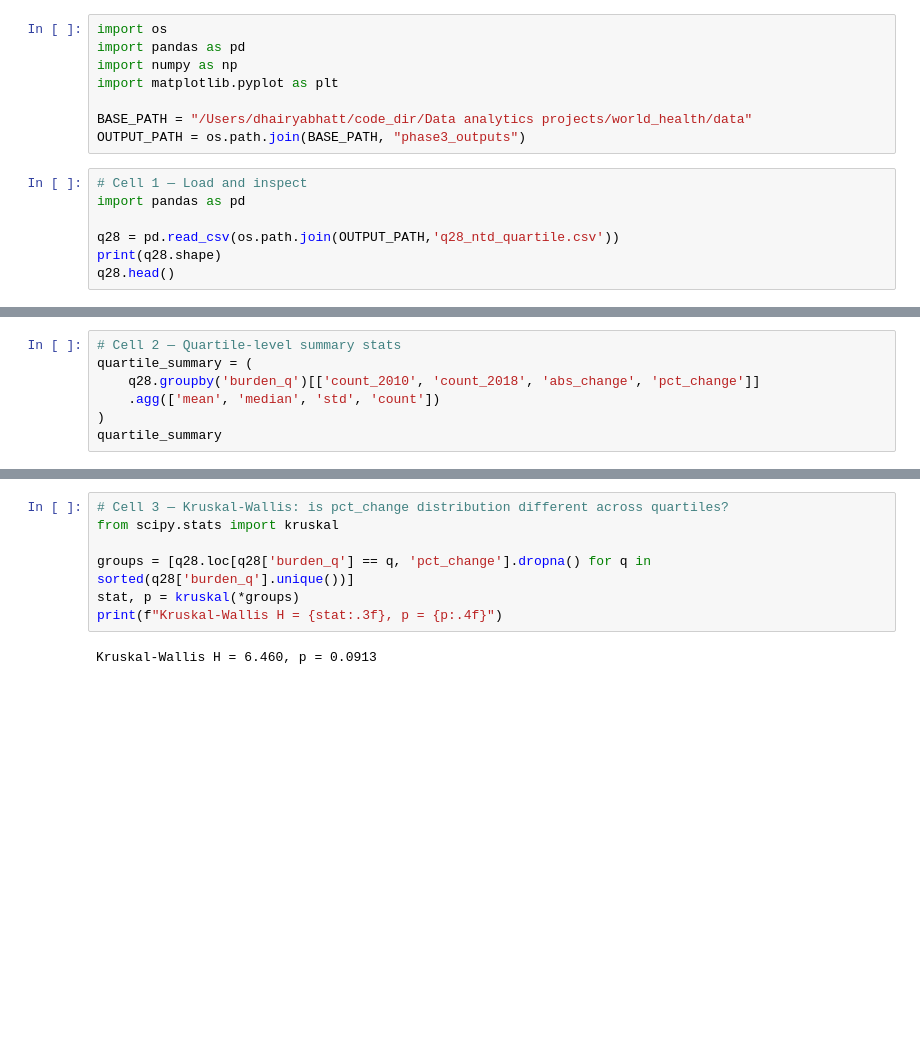
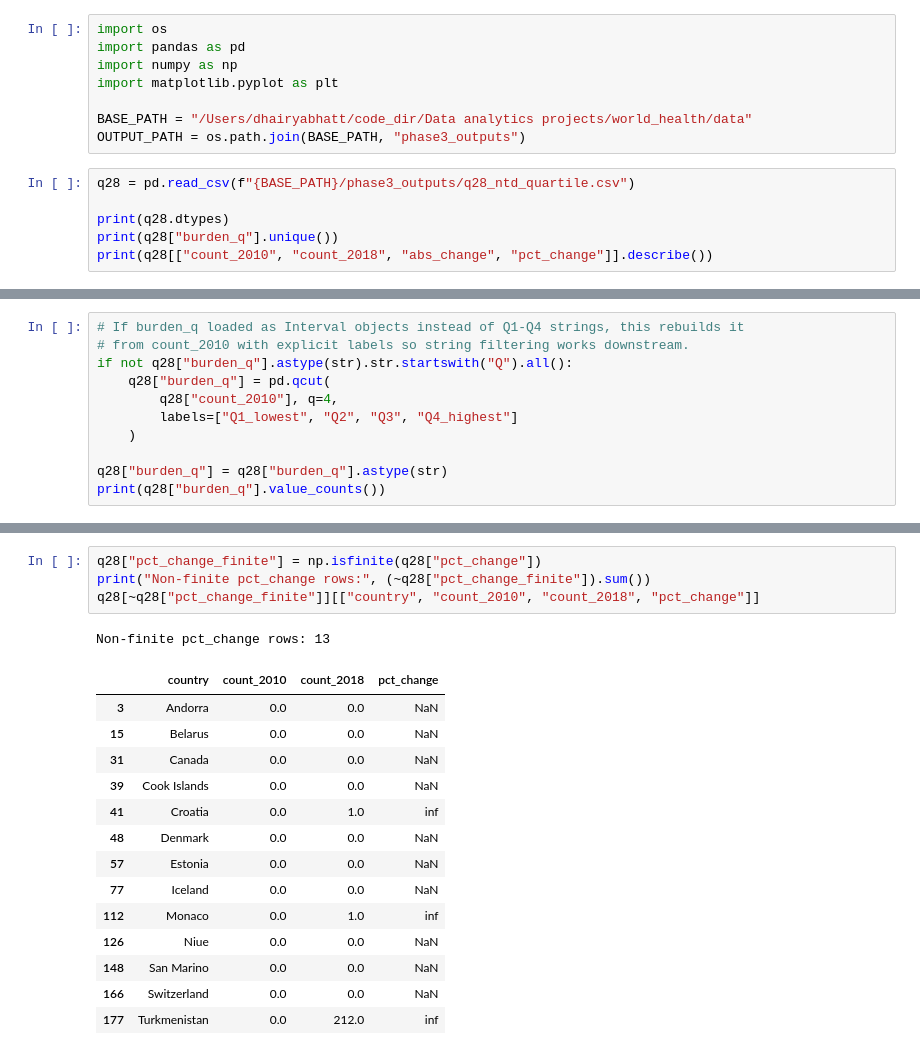
Before and after one commit to shadow492/World_Health, a Jupyter notebook: notebooks/Q28.ipynb, the cells around one changed output, grey strips where cells are left out. Drawn from its saved outputs; the diff is of its cells as text; blank space fills up the shorter version.

```diff
--- a/notebooks/Q28.ipynb
+++ b/notebooks/Q28.ipynb
@@ -14,10 +7,9 @@ import matplotlib.pyplot as plt
 BASE_PATH = "/Users/dhairyabhatt/code_dir/Data analytics projects/world_health/data"
 OUTPUT_PATH = os.path.join(BASE_PATH, "phase3_outputs")
 # %%
-# Cell 1 — Load and inspect
-import pandas as pd
+q28 = pd.read_csv(f"{BASE_PATH}/phase3_outputs/q28_ntd_quartile.csv")
 
-q28 = pd.read_csv(os.path.join(OUTPUT_PATH,'q28_ntd_quartile.csv'))
-print(q28.shape)
-q28.head()
+print(q28.dtypes)
+print(q28["burden_q"].unique())
+print(q28[["count_2010", "count_2018", "abs_change", "pct_change"]].describe())
 # %% [output]
@@ -31,8 +35,12 @@ q28.head()
 # %%
-# Cell 2 — Quartile-level summary stats
-quartile_summary = (
-    q28.groupby('burden_q')[['count_2010', 'count_2018', 'abs_change', 'pct_change']]
-    .agg(['mean', 'median', 'std', 'count'])
-)
-quartile_summary
+# If burden_q loaded as Interval objects instead of Q1-Q4 strings, this rebuilds it
+# from count_2010 with explicit labels so string filtering works downstream.
+if not q28["burden_q"].astype(str).str.startswith("Q").all():
+    q28["burden_q"] = pd.qcut(
+        q28["count_2010"], q=4,
+        labels=["Q1_lowest", "Q2", "Q3", "Q4_highest"]
+    )
+
+q28["burden_q"] = q28["burden_q"].astype(str)
+print(q28["burden_q"].value_counts())
 # %% [output]
@@ -46,10 +53,21 @@ quartile_summary
 # %%
-# Cell 3 — Kruskal-Wallis: is pct_change distribution different across quartiles?
-from scipy.stats import kruskal
-
-groups = [q28.loc[q28['burden_q'] == q, 'pct_change'].dropna() for q in sorted(q28['burden_q'].unique())]
-stat, p = kruskal(*groups)
-print(f"Kruskal-Wallis H = {stat:.3f}, p = {p:.4f}")
+q28["pct_change_finite"] = np.isfinite(q28["pct_change"])
+print("Non-finite pct_change rows:", (~q28["pct_change_finite"]).sum())
+q28[~q28["pct_change_finite"]][["country", "count_2010", "count_2018", "pct_change"]]
 # %% [output]
-Kruskal-Wallis H = 6.460, p = 0.0913
+Non-finite pct_change rows: 13
+|  | country | count_2010 | count_2018 | pct_change |
+| 3 | Andorra | 0.0 | 0.0 | NaN |
+| 15 | Belarus | 0.0 | 0.0 | NaN |
+| 31 | Canada | 0.0 | 0.0 | NaN |
+| 39 | Cook Islands | 0.0 | 0.0 | NaN |
+| 41 | Croatia | 0.0 | 1.0 | inf |
+| 48 | Denmark | 0.0 | 0.0 | NaN |
+| 57 | Estonia | 0.0 | 0.0 | NaN |
+| 77 | Iceland | 0.0 | 0.0 | NaN |
+| 112 | Monaco | 0.0 | 1.0 | inf |
+| 126 | Niue | 0.0 | 0.0 | NaN |
+| 148 | San Marino | 0.0 | 0.0 | NaN |
+| 166 | Switzerland | 0.0 | 0.0 | NaN |
+| 177 | Turkmenistan | 0.0 | 212.0 | inf |
 # %%
```
Also changed, not shown: parts of 8 cells of this notebook, 1 other file.
